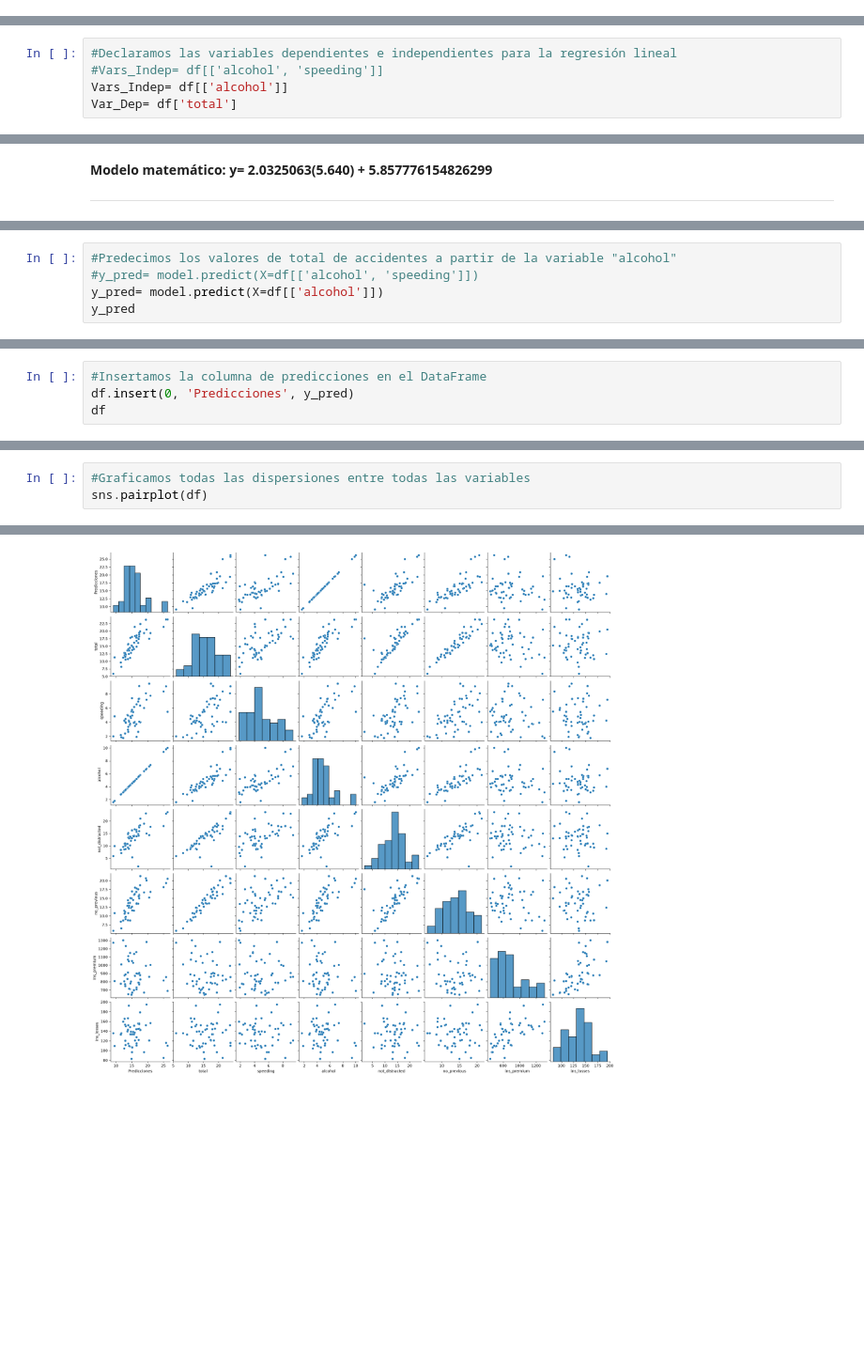
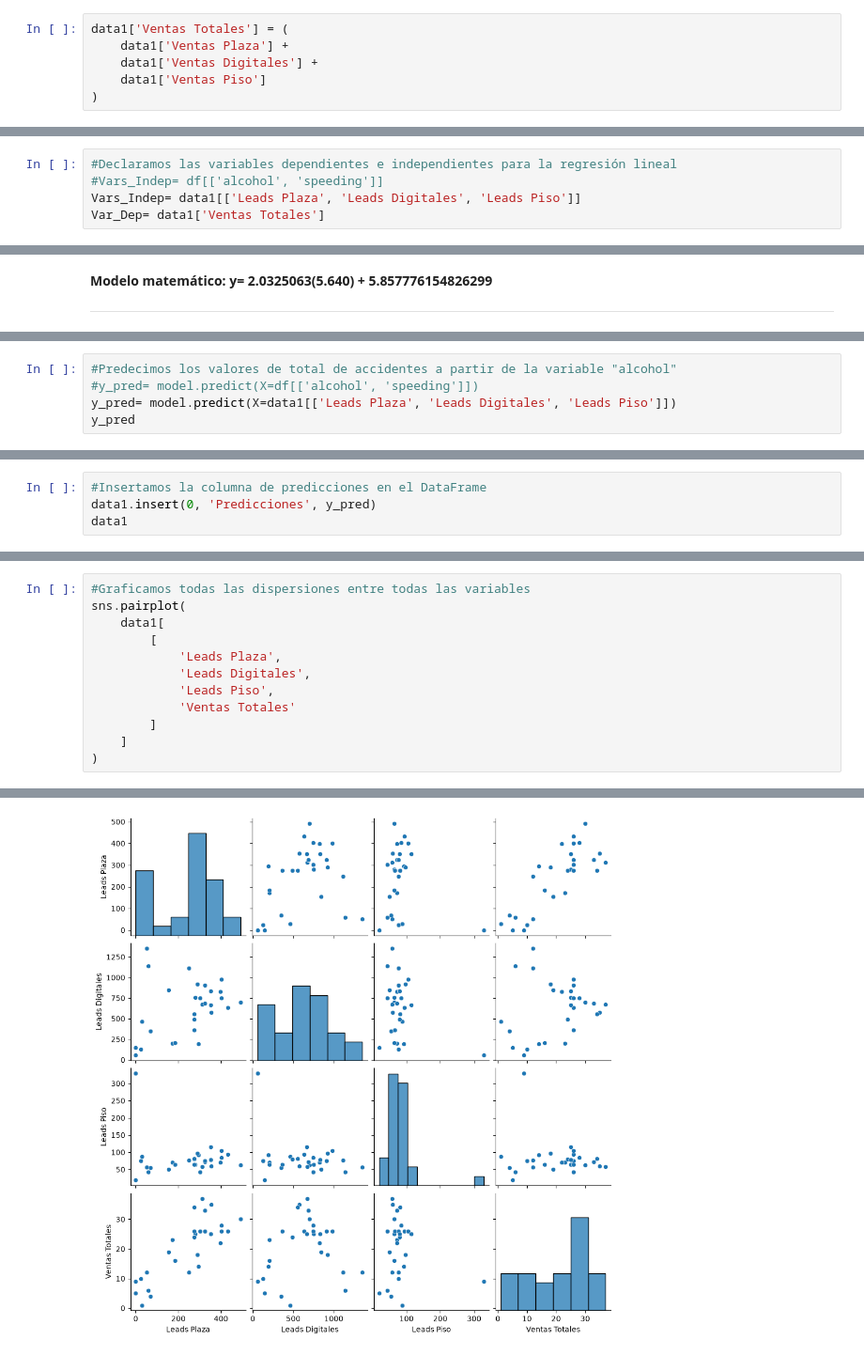
Before and after one commit to pats-pdf/1.-Extracci-n-de-Datos, a Jupyter notebook: Regresión Lineal Simple/Actividad 5.2/5_Regresión_Lineal__Simple.ipynb, the cells around one changed output, grey strips where cells are left out. Shown at 94% size. Cells and saved outputs as stored; diff of their text form; blank space fills up the shorter version.

```diff
--- a/Regresión Lineal Simple/Actividad 5.2/5_Regresión_Lineal__Simple.ipynb
+++ b/Regresión Lineal Simple/Actividad 5.2/5_Regresión_Lineal__Simple.ipynb
@@ -22,3 +121,9 @@ df.head(5)
+# %%
+data1['Ventas Totales'] = (
+    data1['Ventas Plaza'] +
+    data1['Ventas Digitales'] +
+    data1['Ventas Piso']
+)
 # %%
 #Imprimimos el scatter plot entre la variable dependiente (total) e independiente (alcohol)
 #para observar el comportamiento en su dispersión
@@ -31,5 +136,5 @@ sns.scatterplot(x='alcohol', y='total', color="blue", data=df)
 # %%
 #Declaramos las variables dependientes e independientes para la regresión lineal
 #Vars_Indep= df[['alcohol', 'speeding']]
-Vars_Indep= df[['alcohol']]
-Var_Dep= df['total']
+Vars_Indep= data1[['Leads Plaza', 'Leads Digitales', 'Leads Piso']]
+Var_Dep= data1['Ventas Totales']
@@ -79,6 +174,6 @@ model.score(Vars_Indep,Var_Dep)
 # %%
 #Predecimos los valores de total de accidentes a partir de la variable "alcohol"
 #y_pred= model.predict(X=df[['alcohol', 'speeding']])
-y_pred= model.predict(X=df[['alcohol']])
+y_pred= model.predict(X=data1[['Leads Plaza', 'Leads Digitales', 'Leads Piso']])
 y_pred
 # %% [output]
@@ -96,5 +186,5 @@ array([17.32111171, 15.05486718, 16.44306899, 17.69509287, 12.68699734,
 # %%
 #Insertamos la columna de predicciones en el DataFrame
-df.insert(0, 'Predicciones', y_pred)
-df
+data1.insert(0, 'Predicciones', y_pred)
+data1
 # %% [output]
@@ -142,6 +229,15 @@ df= df.drop(['abbrev'], axis=1)
 # %%
 #Graficamos todas las dispersiones entre todas las variables
-sns.pairplot(df)
+sns.pairplot(
+    data1[
+        [
+            'Leads Plaza',
+            'Leads Digitales',
+            'Leads Piso',
+            'Ventas Totales'
+        ]
+    ]
+)
 # %% [output]
 <seaborn.axisgrid.PairGrid at 0x...>
-[figure, old version]
+[figure, new version]
```
Also changed, not shown: parts of 47 cells of this notebook.
